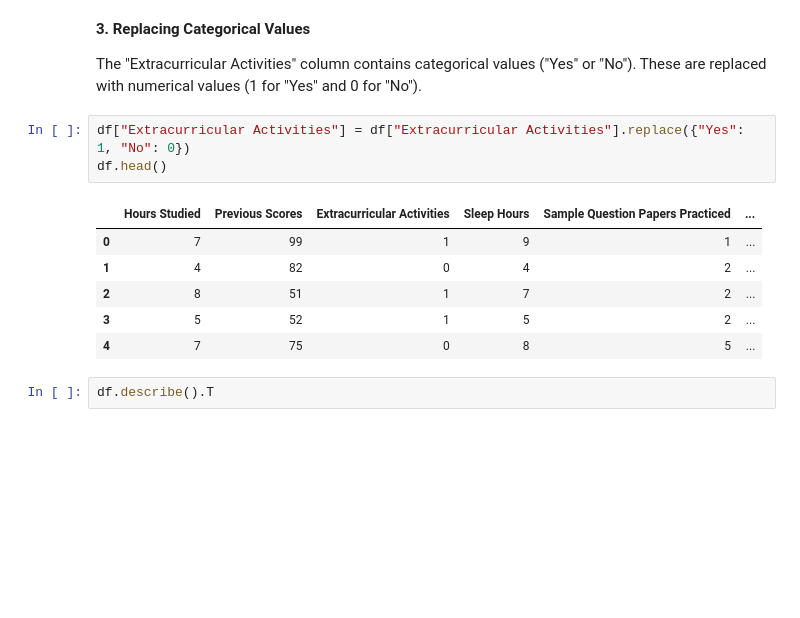
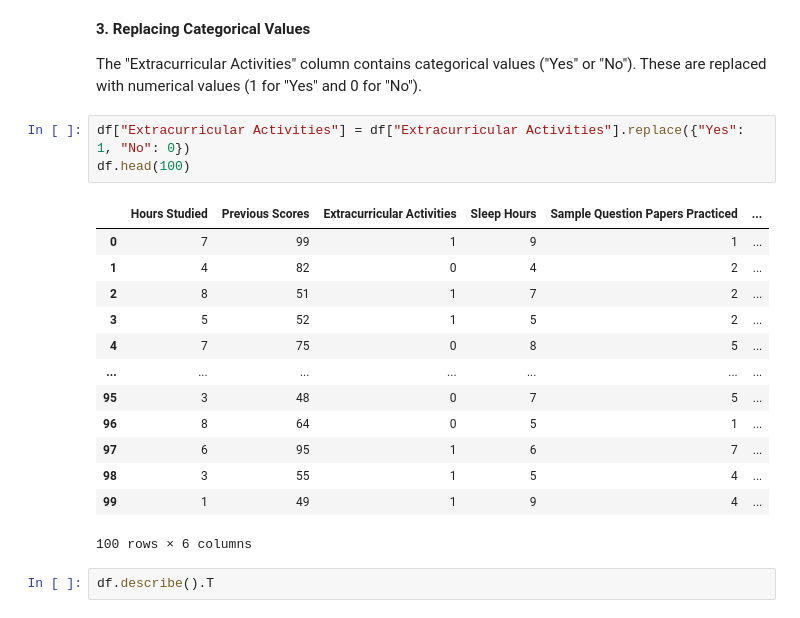
Before and after one commit to Obaze-Samuel/Linear-Regression, a Jupyter notebook: Multiple_Linear_Regression.ipynb, the cells around one changed output. Saved outputs shown, nothing was run; the diff lists cells and outputs as text; blank space fills up the shorter version.

```diff
--- a/Multiple_Linear_Regression.ipynb
+++ b/Multiple_Linear_Regression.ipynb
@@ -14,14 +14,21 @@ df = pd.read_csv("C:\\Users\\obaze.samuel\\Downloads\\Student_Performance.csv")
 The "Extracurricular Activities" column contains categorical values ("Yes" or "No"). These are replaced with numerical values (1 for "Yes" and 0 for "No").
 # %%
 df["Extracurricular Activities"] = df["Extracurricular Activities"].replace({"Yes": 1, "No": 0})
-df.head()
+df.head(100)
 # %% [output]
 |  | Hours Studied | Previous Scores | Extracurricular Activities | Sleep Hours | Sample Question Papers Practiced | ... |
 | 0 | 7 | 99 | 1 | 9 | 1 | ... |
 | 1 | 4 | 82 | 0 | 4 | 2 | ... |
 | 2 | 8 | 51 | 1 | 7 | 2 | ... |
 | 3 | 5 | 52 | 1 | 5 | 2 | ... |
 | 4 | 7 | 75 | 0 | 8 | 5 | ... |
+| ... | ... | ... | ... | ... | ... | ... |
+| 95 | 3 | 48 | 0 | 7 | 5 | ... |
+| 96 | 8 | 64 | 0 | 5 | 1 | ... |
+| 97 | 6 | 95 | 1 | 6 | 7 | ... |
+| 98 | 3 | 55 | 1 | 5 | 4 | ... |
+| 99 | 1 | 49 | 1 | 9 | 4 | ... |
+100 rows × 6 columns
 # %%
 df.describe().T
 # %% [output]
```
